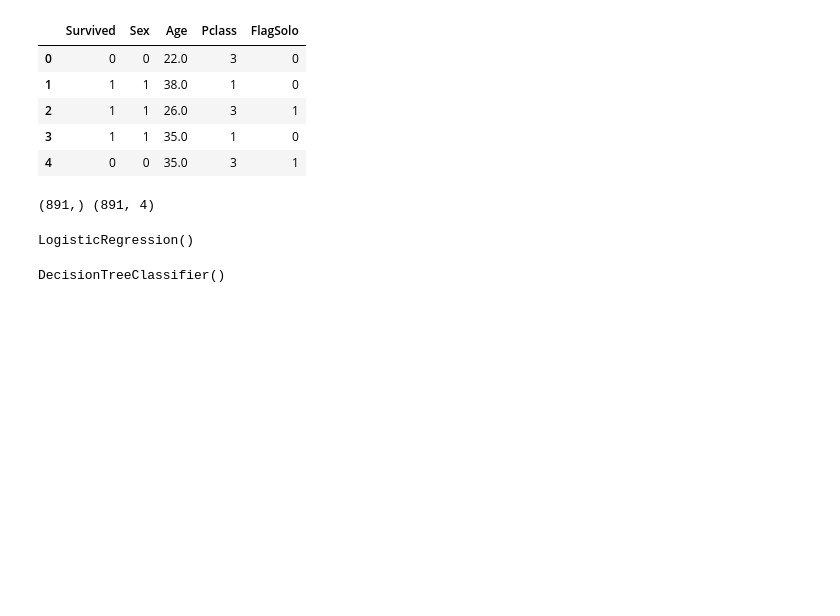
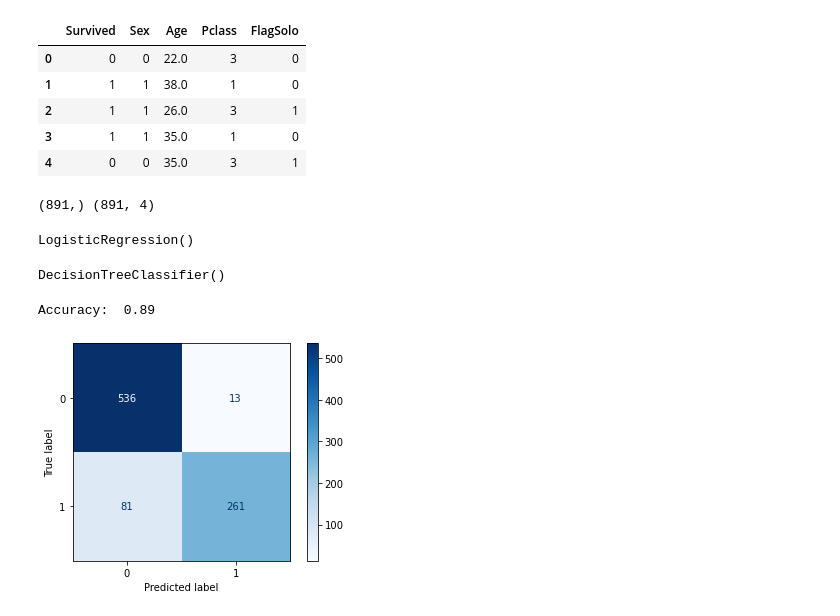
Before and after one commit to ijarpa/ijarpa, a Jupyter notebook: Proyecto Titanic/1_Titanic.ipynb, the cells around one changed output. Drawn from its saved outputs; the diff is of its cells as text; code cells hidden in the pictures; blank space fills up the shorter version.

```diff
--- a/Proyecto Titanic/1_Titanic.ipynb
+++ b/Proyecto Titanic/1_Titanic.ipynb
@@ -284,0 +286,5 @@ def conf_mat_acc(modelo):
+# %%
+conf_mat_acc(decision_tree)
+# %% [output]
+Accuracy:  0.89
+[figure, added]
```
Also changed, not shown: parts of 2 cells of this notebook, 2 other files.
